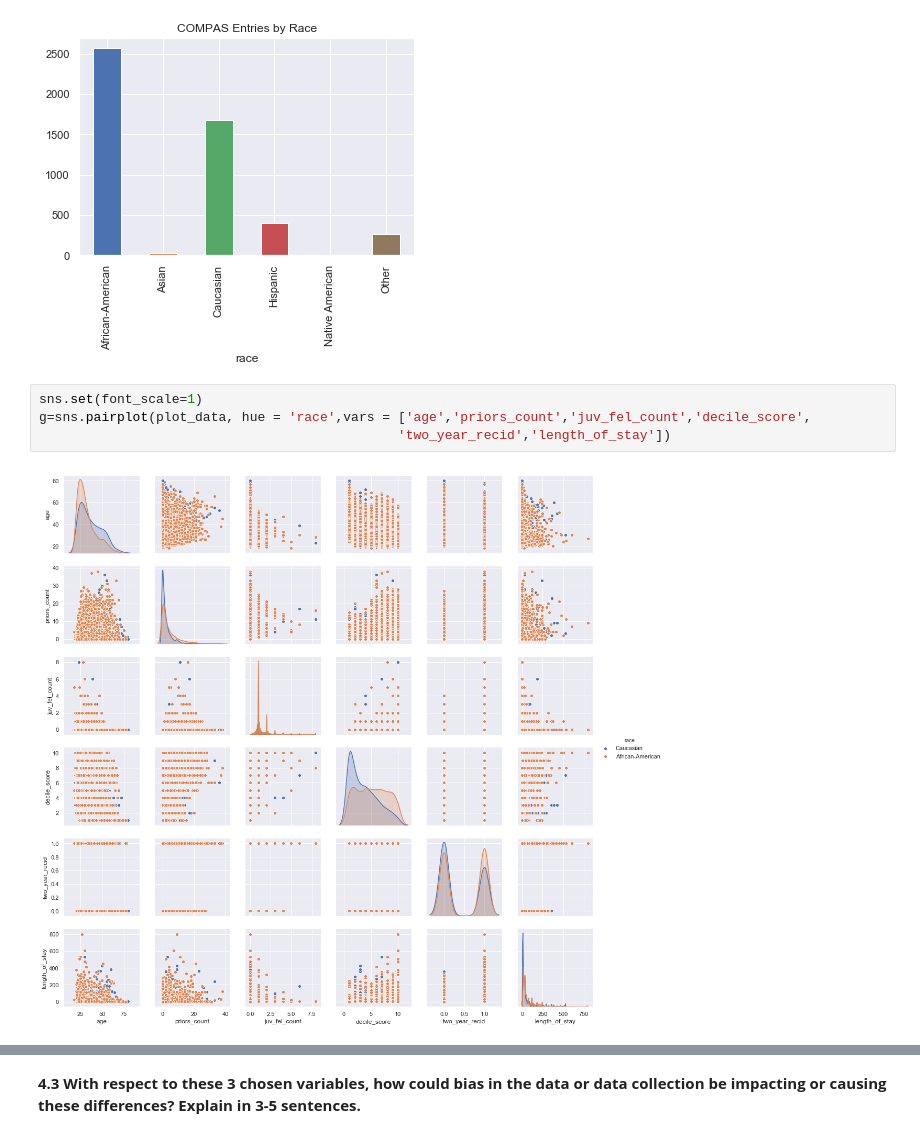
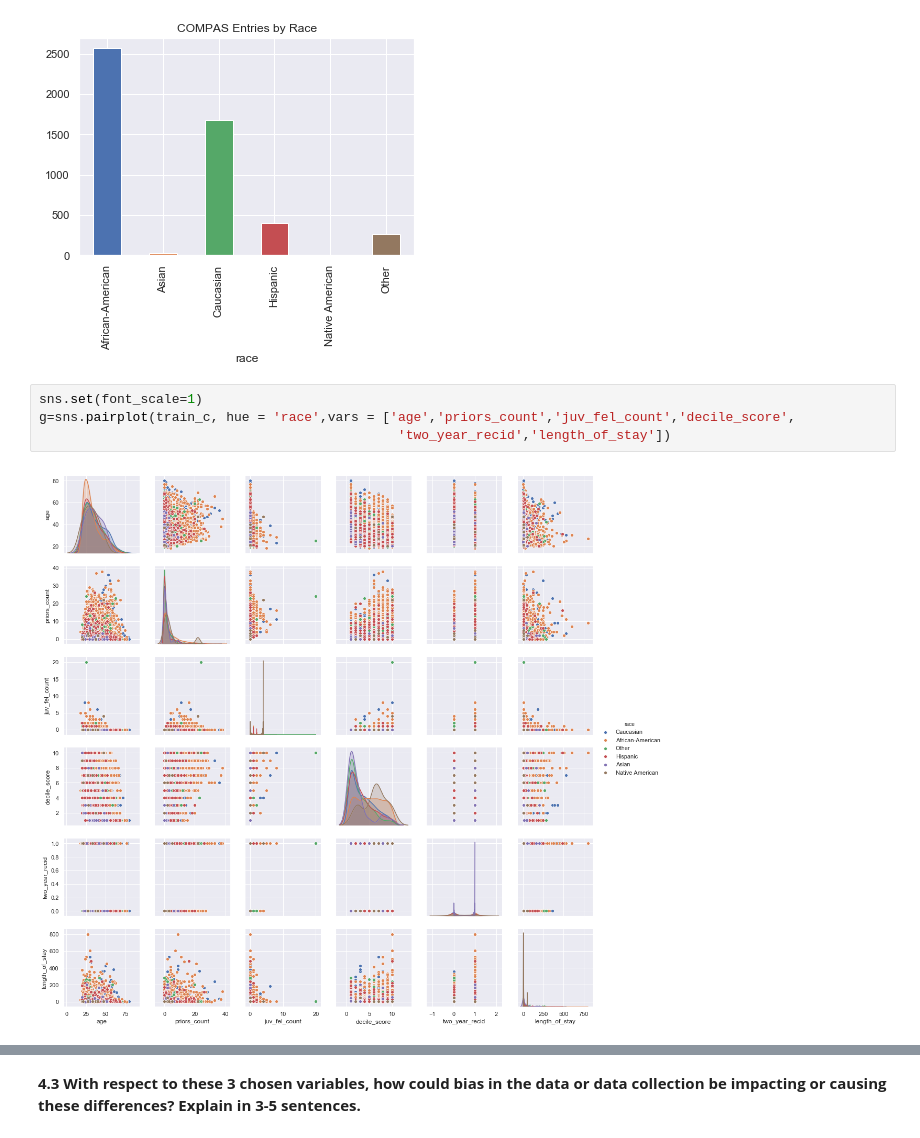
Before and after one commit to jake-w-schneider/CS109a-Group-81-Final-Project, a Jupyter notebook: HW/hw5/hw5.ipynb, the cells around one changed output, grey strips where cells are left out. Drawn from its saved outputs; the diff is of its cells as text.

```diff
--- a/HW/hw5/hw5.ipynb
+++ b/HW/hw5/hw5.ipynb
@@ -473,8 +472,8 @@ plt.show()
 [figure]
 # %%
 sns.set(font_scale=1)
-g=sns.pairplot(plot_data, hue = 'race',vars = ['age','priors_count','juv_fel_count','decile_score',
+g=sns.pairplot(train_c, hue = 'race',vars = ['age','priors_count','juv_fel_count','decile_score',
                                               'two_year_recid','length_of_stay'])
 # %% [output]
-[figure, old version]
+[figure, new version]
 # %%
```
Also changed, not shown: parts of 4 cells of this notebook.
